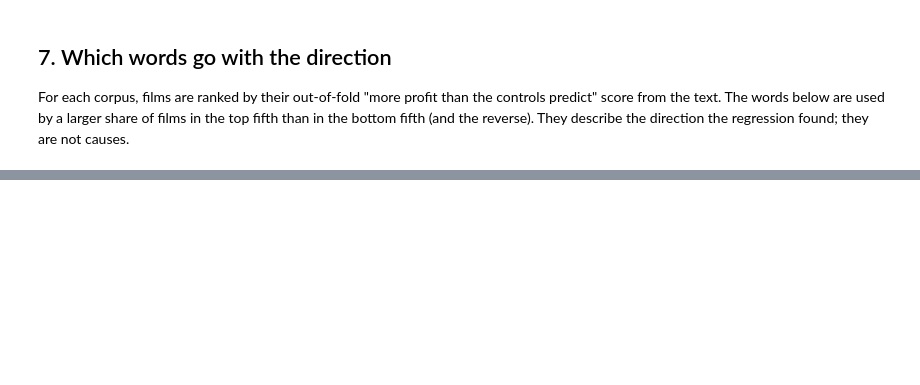
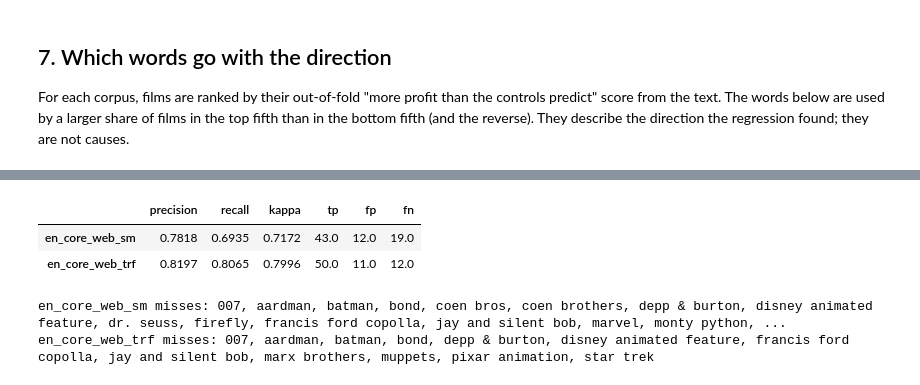
Before and after one commit to angelabuxo/IMDb-movie-success, a Jupyter notebook: notebooks/embeddings.ipynb, the cells around one changed output, grey strips where cells are left out. Cells and saved outputs as stored; diff of their text form; code cells hidden in the pictures; blank space fills up the shorter version.

```diff
--- a/notebooks/embeddings.ipynb
+++ b/notebooks/embeddings.ipynb
@@ -267,0 +289,12 @@ Plot summaries
+# %%
+import json
+typing = json.loads((R.OUTPUTS / "tag_entity_typing.json").read_text())
+display(pd.DataFrame({m: {k: v[k] for k in ("precision", "recall", "kappa", "tp", "fp", "fn")} for m, v in typing.items()}).T)
+for m, v in typing.items():
+    print(m, "misses:", ", ".join(v["missed"]))
+# %% [output]
+|  | precision | recall | kappa | tp | fp | fn |
+| en_core_web_sm | 0.7818 | 0.6935 | 0.7172 | 43.0 | 12.0 | 19.0 |
+| en_core_web_trf | 0.8197 | 0.8065 | 0.7996 | 50.0 | 11.0 | 12.0 |
+en_core_web_sm misses: 007, aardman, batman, bond, coen bros, coen brothers, depp & burton, disney animated feature, dr. seuss, firefly, francis ford copolla, jay and silent bob, marvel, monty python, ...
+en_core_web_trf misses: 007, aardman, batman, bond, depp & burton, disney animated feature, francis ford copolla, jay and silent bob, marx brothers, muppets, pixar animation, star trek
```
Also changed, not shown: parts of 14 cells of this notebook, 27 other files.
